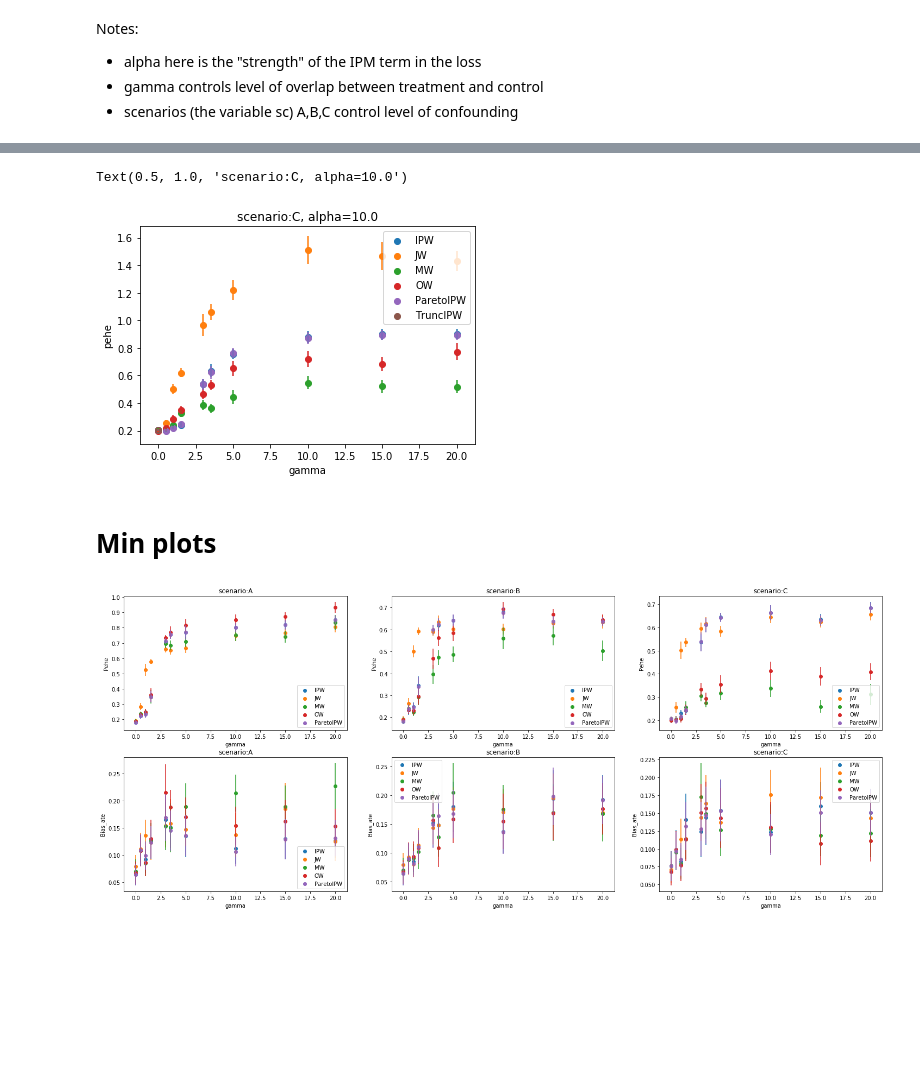
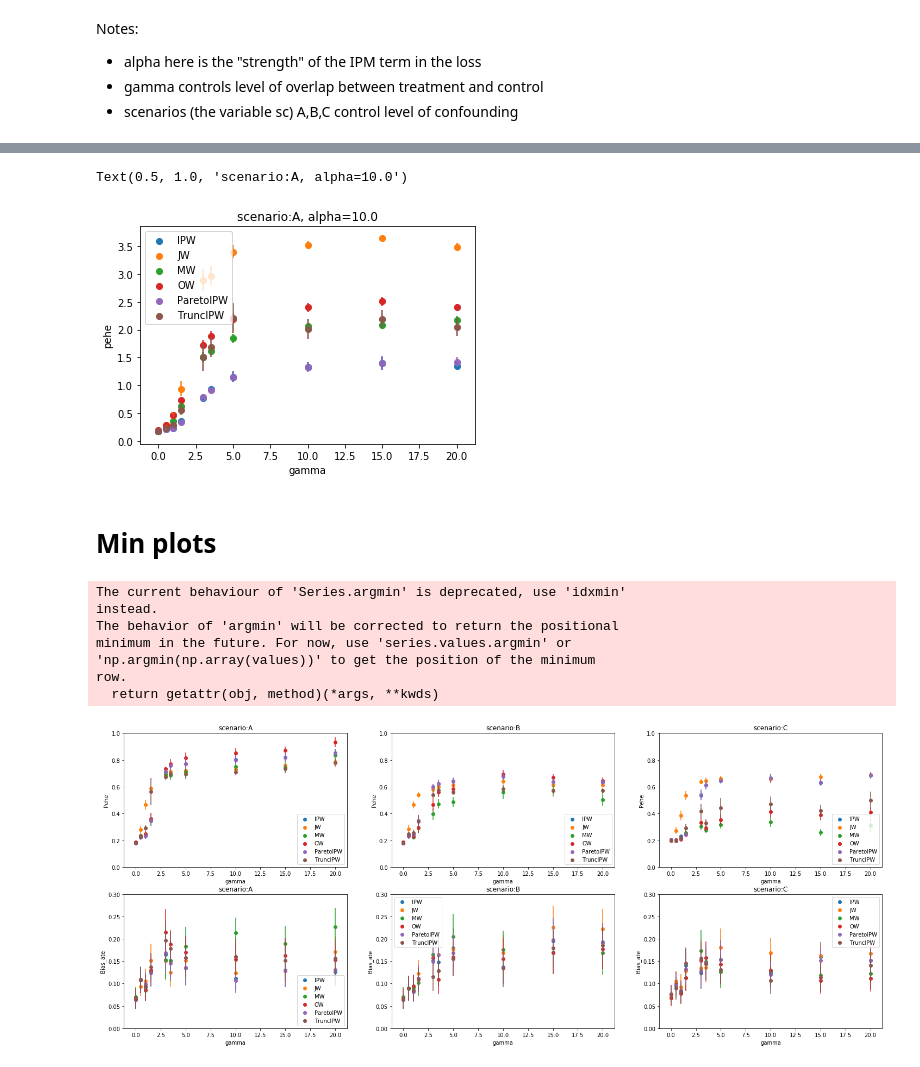
Before and after one commit to sergeassaad/cf_balancing, a Jupyter notebook: codebase/process_toy_results.ipynb, the cells around one changed output, grey strips where cells are left out. Saved outputs shown, nothing was run; the diff lists cells and outputs as text; code cells hidden in the pictures; blank space fills up the shorter version.

```diff
--- a/codebase/process_toy_results.ipynb
+++ b/codebase/process_toy_results.ipynb
@@ -5,8 +5,9 @@ import matplotlib.pyplot as plt
 # %% [markdown]
 # load results_summary.txt file
 # %%
-results_name = "/media/common/toy/results_summary.txt"
-configs_name = "/media/common/toy/configs_sorted.txt"
+exp_name = 'toy2'
+results_name = "/media/common/"+exp_name+"/results_summary.txt"
+configs_name = "/media/common/"+ exp_name+"/configs_sorted.txt"
 results_file = open(results_name,'r+')
 results_lines= results_file.read().splitlines()
 # %%
@@ -172,8 +172,8 @@ Notes:
 - scenarios (the variable sc) A,B,C control level of confounding
 # %%
 groups = test_df.groupby(['weight_scheme','sc','p_alpha'])
-sc = 'A'
-alpha = 10.00
+sc = 'B'
+alpha = 0.00
 for weight_scheme in np.unique(test_df['weight_scheme']):
     subdf = groups.get_group((weight_scheme,sc,alpha))
     plt.scatter(subdf['gamma'],subdf['Pehe'])
@@ -188,5 +188,5 @@ Text(0.5, 1.0, 'scenario:A, alpha=10.0')
 # %%
-sc = 'C'
+sc = 'A'
 alpha = 10.00
 for weight_scheme in np.unique(test_df['weight_scheme']):
     subdf = groups.get_group((weight_scheme,sc,alpha))
@@ -197,8 +197,8 @@ plt.xlabel('gamma')
 plt.ylabel('pehe')
 plt.title('scenario:{}, alpha={}'.format(sc,alpha))
 # %% [output]
-Text(0.5, 1.0, 'scenario:C, alpha=10.0')
+Text(0.5, 1.0, 'scenario:A, alpha=10.0')
-[figure, old version]
+[figure, new version]
 # %%
 # Take the min over alpha of pehe for each weight scheme
 # %% [markdown]
@@ -208,8 +208,8 @@ def make_plot(sc,metric,df):
     # Plot TruncIPW once fixed
     groups = df.groupby(['weight_scheme','sc','gamma'])
     for weight_scheme in np.unique(df['weight_scheme']):
-        if(weight_scheme=='TruncIPW'):
-            continue
+#         if(weight_scheme=='TruncIPW'):
+#             continue
         all_vals = [groups.get_group((weight_scheme,sc,gamma))[metric] for gamma in np.unique(df['gamma'])]
         all_errs = [groups.get_group((weight_scheme,sc,gamma))[metric+'_stderr'] for gamma in np.unique(df['gamma'])]
         argmins = [np.argmin(all_vals[i]) for i in range(len(all_vals))]
@@ -218,17 +218,31 @@ def make_plot(sc,metric,df):
         plt.scatter(np.unique(df['gamma']),mins)
         plt.errorbar(np.unique(df['gamma']),mins,yerr=errs,fmt='none')
     weight_schemes = np.unique(df['weight_scheme'])
-    plt.legend(weight_schemes[weight_schemes!='TruncIPW'])
+#     plt.legend(weight_schemes[weight_schemes!='TruncIPW'])
+    plt.legend(weight_schemes)
     plt.xlabel('gamma')
     plt.ylabel(metric)
     plt.title('scenario:{}'.format(sc))
 # %%
 plt.figure(figsize=(25,10))
 i = 0
 for metric in ['Pehe','Bias_ate']:
     for sc in ['A','B','C']:
         plt.subplot(2,3,i+1)
         make_plot(sc,metric,test_df)
+        if(metric=='Pehe'):
+            plt.ylim([0,1])
+        if(metric=='Bias_ate'):
+            plt.ylim([0,0.3])
         i+=1
+
+plt.savefig(exp_name+'.png')
 # %% [output]
+The current behaviour of 'Series.argmin' is deprecated, use 'idxmin'
+instead.
+The behavior of 'argmin' will be corrected to return the positional
+minimum in the future. For now, use 'series.values.argmin' or
+'np.argmin(np.array(values))' to get the position of the minimum
+row.
+  return getattr(obj, method)(*args, **kwds)
-[figure, old version]
+[figure, new version]
```
Also changed, not shown: parts of 5 cells of this notebook.
